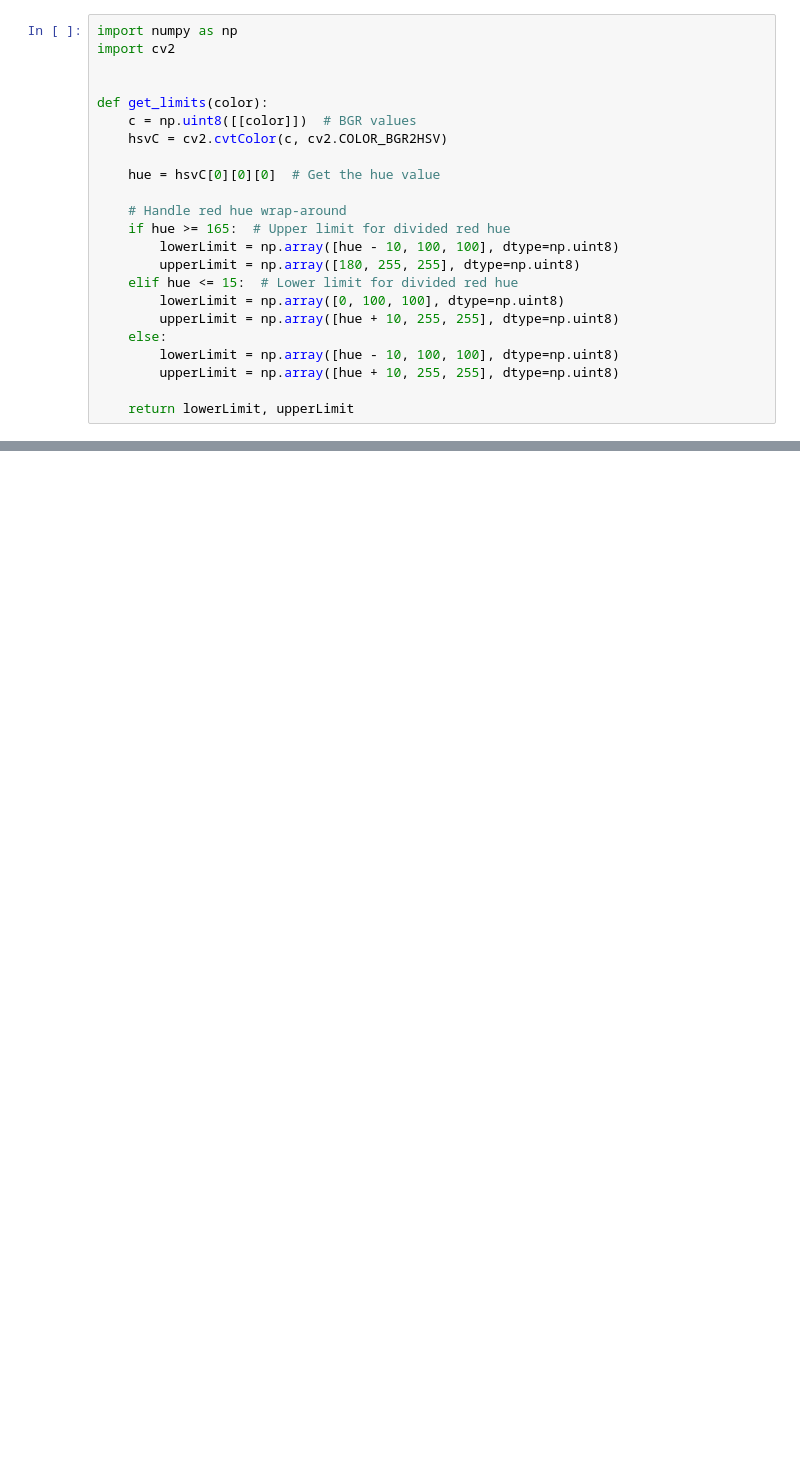
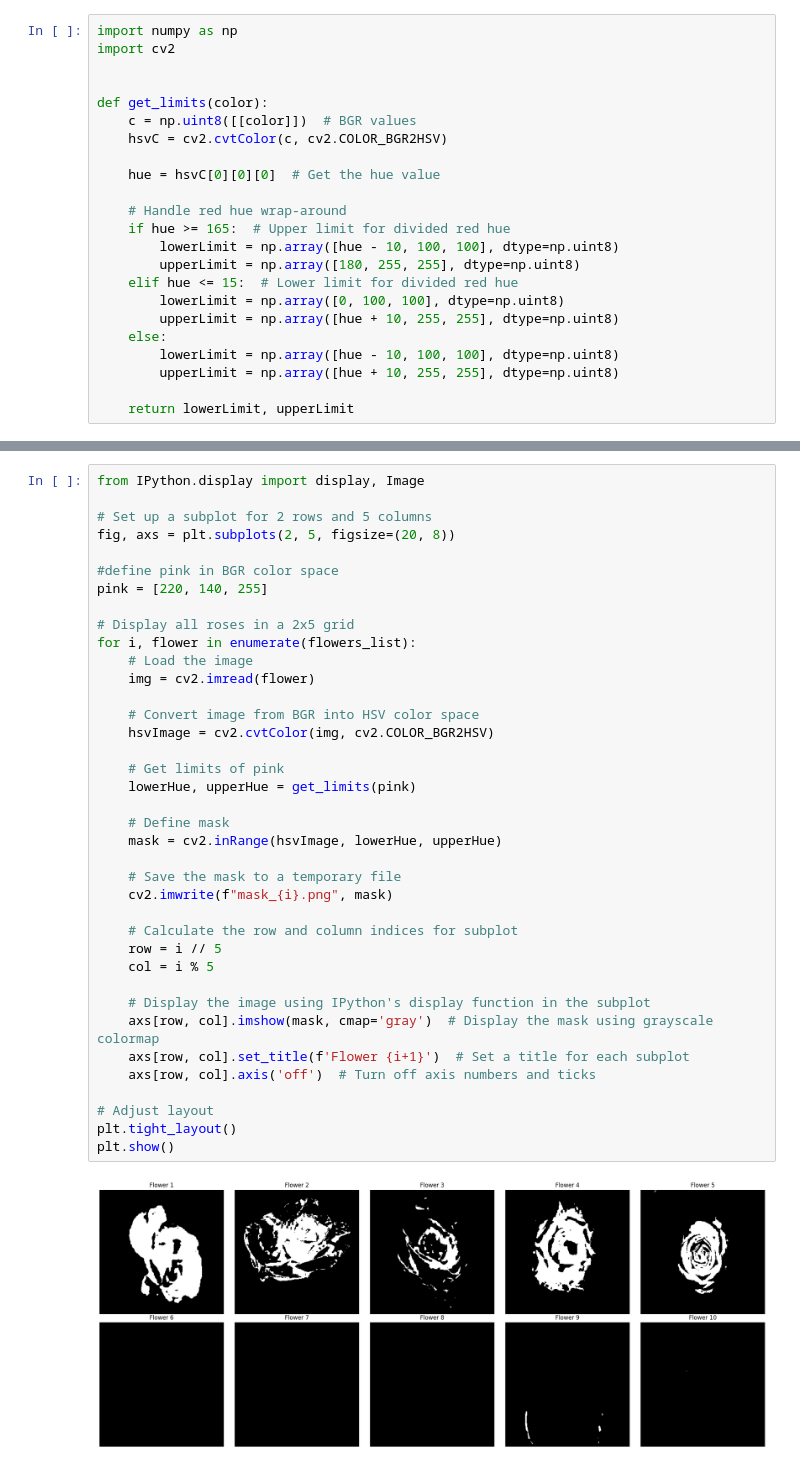
Before and after one commit to Rob1412/rose_project, a Jupyter notebook: color_identification.ipynb, the cells around one changed output, grey strips where cells are left out. Saved outputs shown, nothing was run; the diff lists cells and outputs as text; blank space fills up the shorter version.

```diff
--- a/color_identification.ipynb
+++ b/color_identification.ipynb
@@ -69,0 +88,40 @@ def get_limits(color):
+# %%
+from IPython.display import display, Image
+
+# Set up a subplot for 2 rows and 5 columns
+fig, axs = plt.subplots(2, 5, figsize=(20, 8))
+
+#define pink in BGR color space
+pink = [220, 140, 255]
+
+# Display all roses in a 2x5 grid
+for i, flower in enumerate(flowers_list):
+    # Load the image
+    img = cv2.imread(flower)
+
+    # Convert image from BGR into HSV color space
+    hsvImage = cv2.cvtColor(img, cv2.COLOR_BGR2HSV)
+
+    # Get limits of pink
+    lowerHue, upperHue = get_limits(pink)
+
+    # Define mask
+    mask = cv2.inRange(hsvImage, lowerHue, upperHue)
+
+    # Save the mask to a temporary file
+    cv2.imwrite(f"mask_{i}.png", mask)
+
+    # Calculate the row and column indices for subplot
+    row = i // 5
+    col = i % 5
+
+    # Display the image using IPython's display function in the subplot
+    axs[row, col].imshow(mask, cmap='gray')  # Display the mask using grayscale colormap
+    axs[row, col].set_title(f'Flower {i+1}')  # Set a title for each subplot
+    axs[row, col].axis('off')  # Turn off axis numbers and ticks
+
+# Adjust layout
+plt.tight_layout()
+plt.show()
+# %% [output]
+[figure, added]
```
Also changed, not shown: parts of 2 cells of this notebook.
